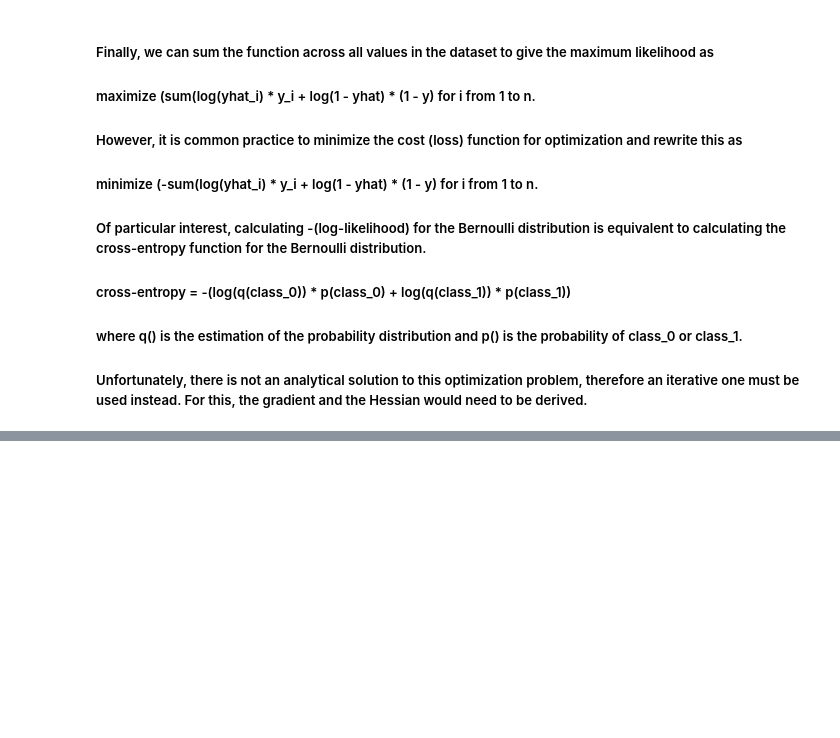
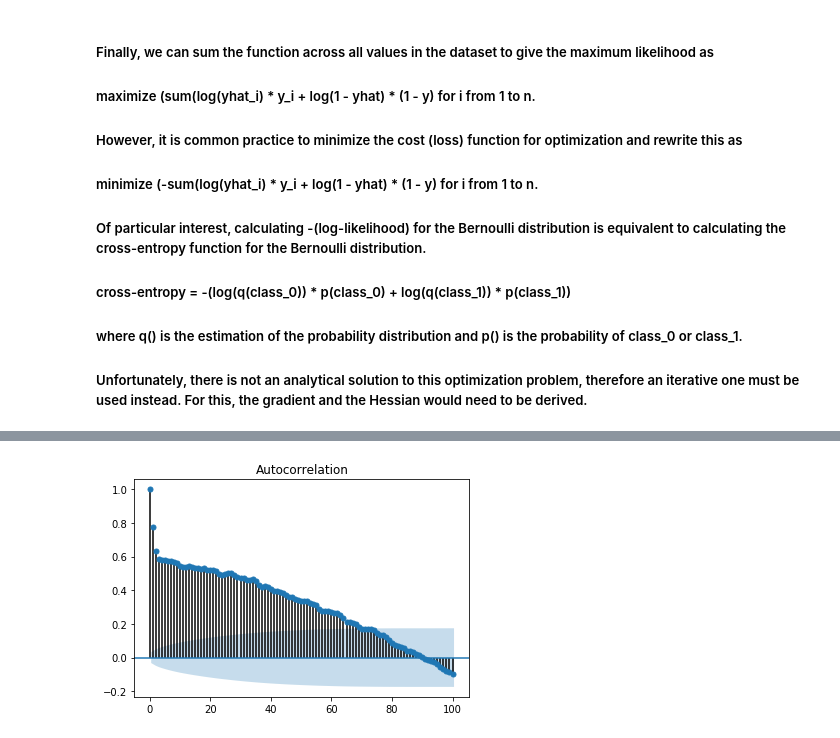
Before and after one commit to iheartbenzene/fantastic-octo-journey, a Jupyter notebook: time_series_and_stats_cheat_sheet.ipynb, the cells around one changed output, grey strips where cells are left out. Drawn from its saved outputs; the diff is of its cells as text; code cells hidden in the pictures; blank space fills up the shorter version.

```diff
--- a/time_series_and_stats_cheat_sheet.ipynb
+++ b/time_series_and_stats_cheat_sheet.ipynb
@@ -741,0 +774,5 @@ y = 0.000, yhat = 0.900, loglikelihood: -2.303
+# %%
+plot_acf(series, lags = 100)
+plt.show()
+# %% [output]
+[figure, added]
```
Also changed, not shown: parts of 6 cells of this notebook.
